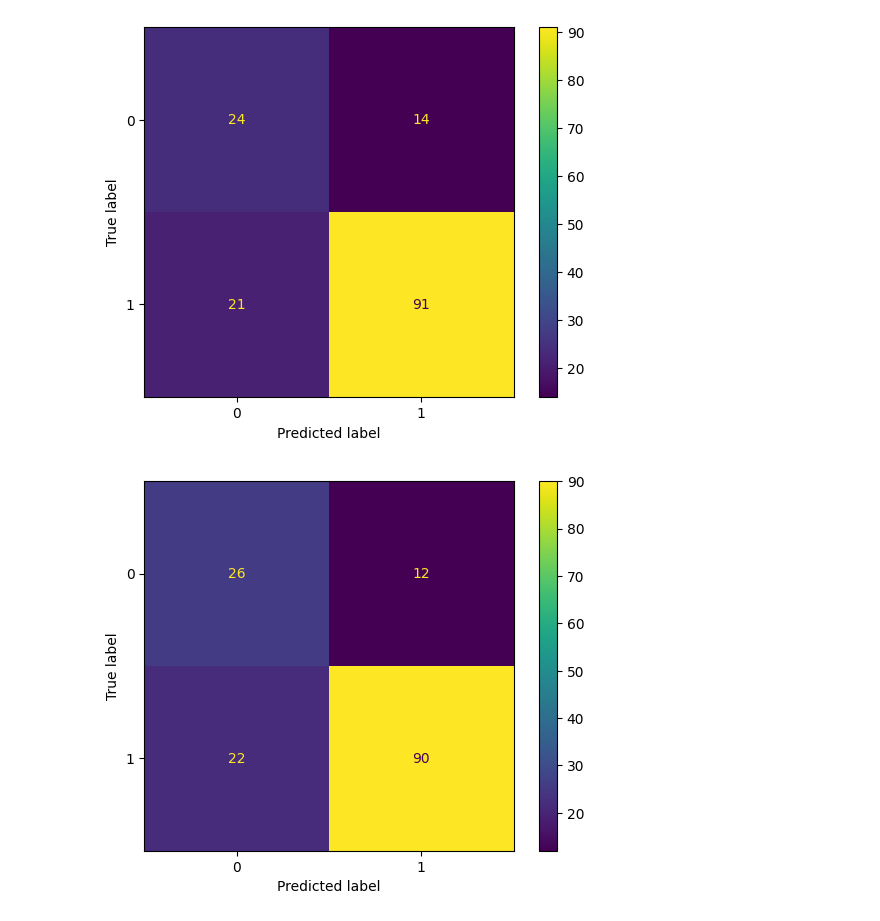
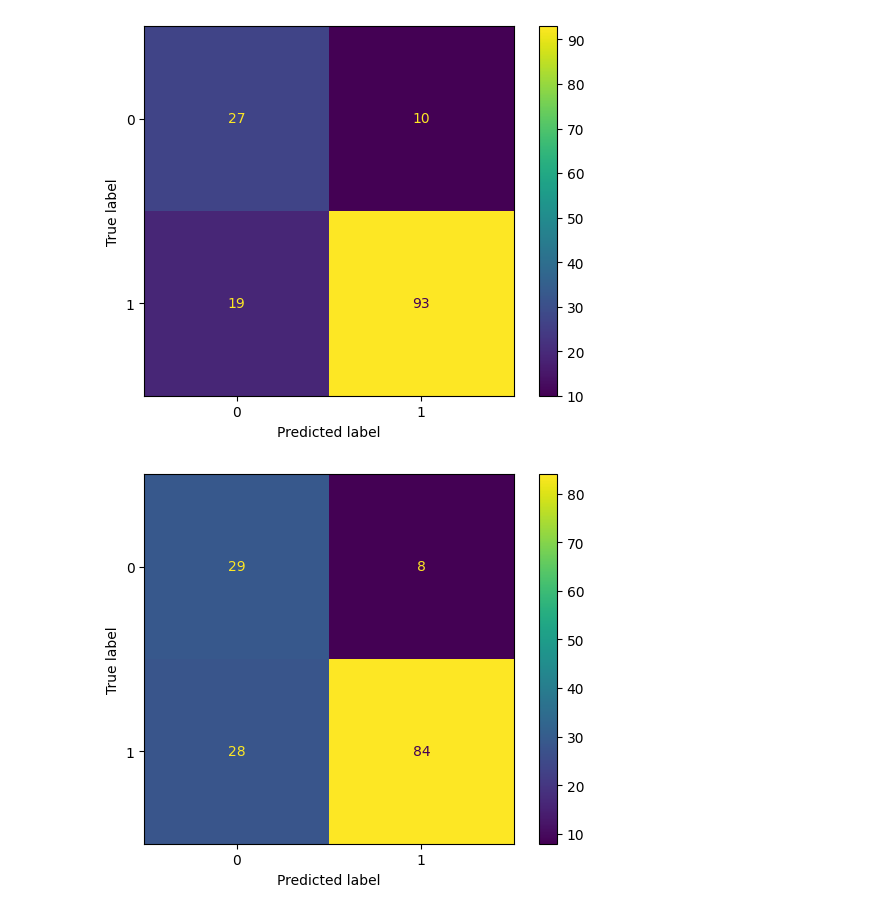
Before and after one commit to cgpayne/parkinsons_audetector, a Jupyter notebook: notebooks/logistic_regression.ipynb, the cells around one changed output. Drawn from its saved outputs; the diff is of its cells as text; code cells hidden in the pictures.

```diff
--- a/notebooks/logistic_regression.ipynb
+++ b/notebooks/logistic_regression.ipynb
@@ -73,9 +73,7 @@ def control_metrics(y_test: pd.DataFrame) -> [float, float, float, float]:
 
     return control_accuracy, control_precision, control_recall, control_f1
 # %%
-front_dir = '../data/split/kfold'
-
-def load_and_run(Kfolds: int) -> None:
+def load_and_run(Kfolds: int, front_dir: str) -> None:
     control_accuracy = 0
     control_precision = 0
     control_recall = 0
@@ -129,7 +127,10 @@ def load_and_run(Kfolds: int) -> None:
 # saga with elasticnet will not converge still
 # l2 norm performs worse than l1 norm, meaning feature selection is an issue
 
-load_and_run(Kfolds=5)
+# front_dir = '../data/split/pure/kfold'
+front_dir = '../data/split/outrmv/kfold'
+
+load_and_run(Kfolds=5, front_dir)
 # %% [output]
 - - FOLD 0 - -
 
@@ -154,4 +155,4 @@ Predicted F1 = 0.864113559122169
-[figure, old version]
+[figure, new version]
-[figure, old version]
+[figure, new version]
 # %%
 # F- I-- N---
```
Also changed, not shown: parts of 1 cell of this notebook, 2 other files.
